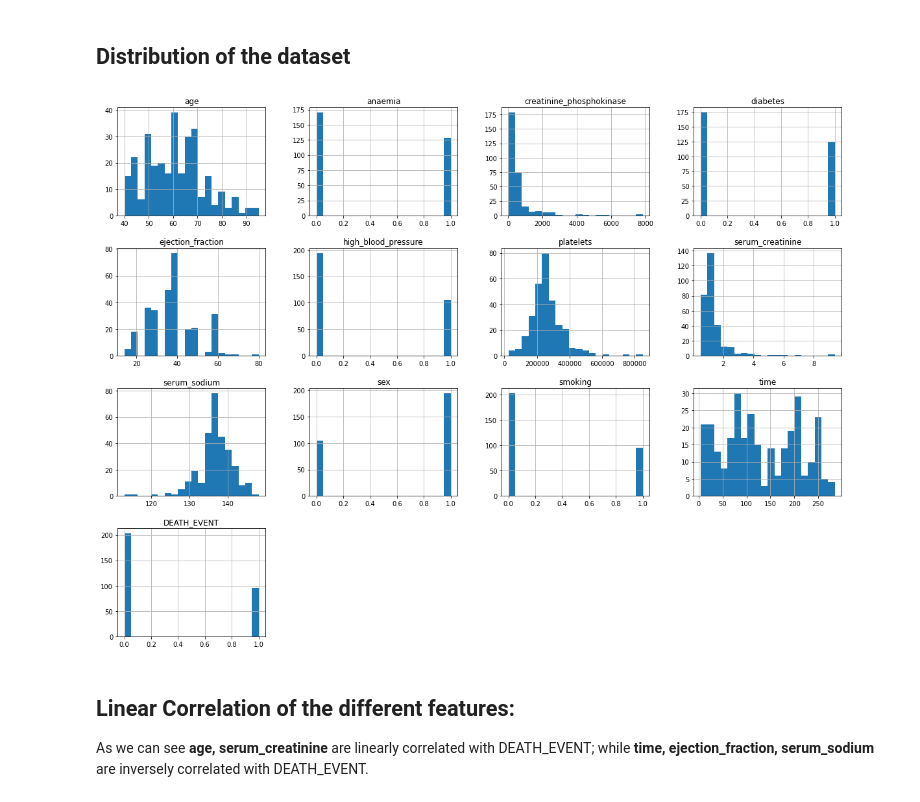
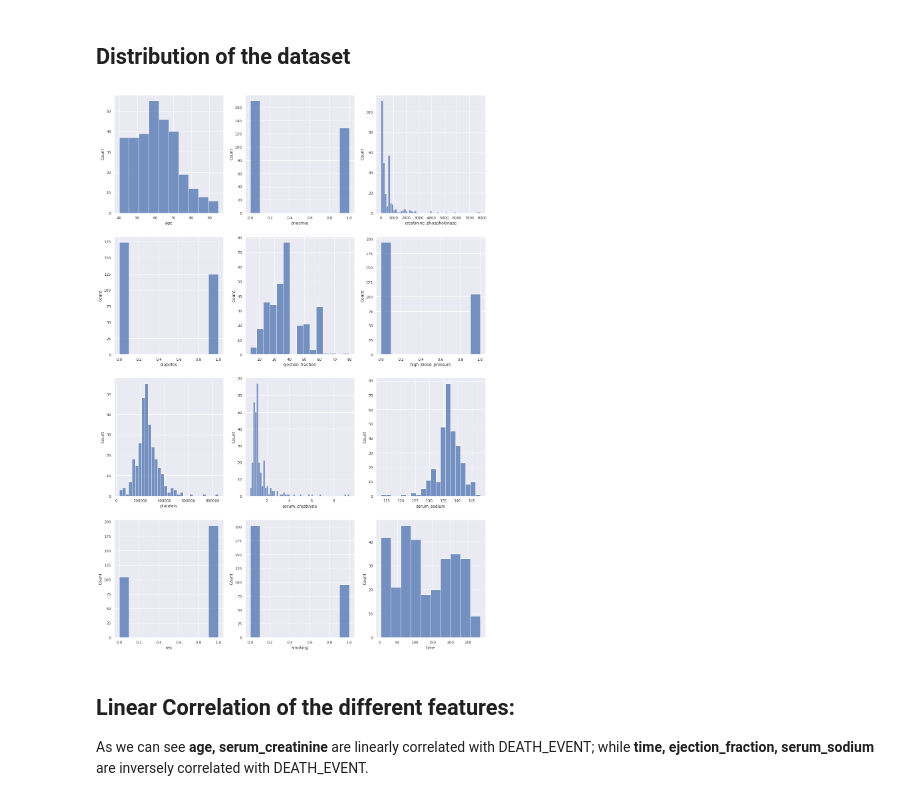
Before and after one commit to RolandSherwin/heart-failure-prediction, a Jupyter notebook: main.ipynb, the cells around one changed output. Saved outputs shown, nothing was run; the diff lists cells and outputs as text; code cells hidden in the pictures.

Commit message:
Changed to seaborn plots

```diff
--- a/main.ipynb
+++ b/main.ipynb
@@ -102,12 +102,15 @@ DEATH_EVENT                 0
 dtype: int64
 # %% [markdown]
 ## Distribution of the dataset
-# %%
-
-dataset.hist(bins=20, figsize=(20,15))
-plt.show()
-# %% [output]
-[figure, removed]
+# %%
+plt.figure(figsize=(20,30))
+
+for i, column in enumerate(dataset.drop(["DEATH_EVENT"], axis=1).columns, 1):
+    plt.subplot(4,3,i)
+    sns.histplot(dataset[column])
+plt.show()
+# %% [output]
+[figure, added]
 # %% [markdown]
 ## Linear Correlation of the different features:
 As we can see **age, serum_creatinine** are linearly correlated with DEATH_EVENT; while **time, ejection_fraction, serum_sodium** are inversely correlated with DEATH_EVENT.
```
